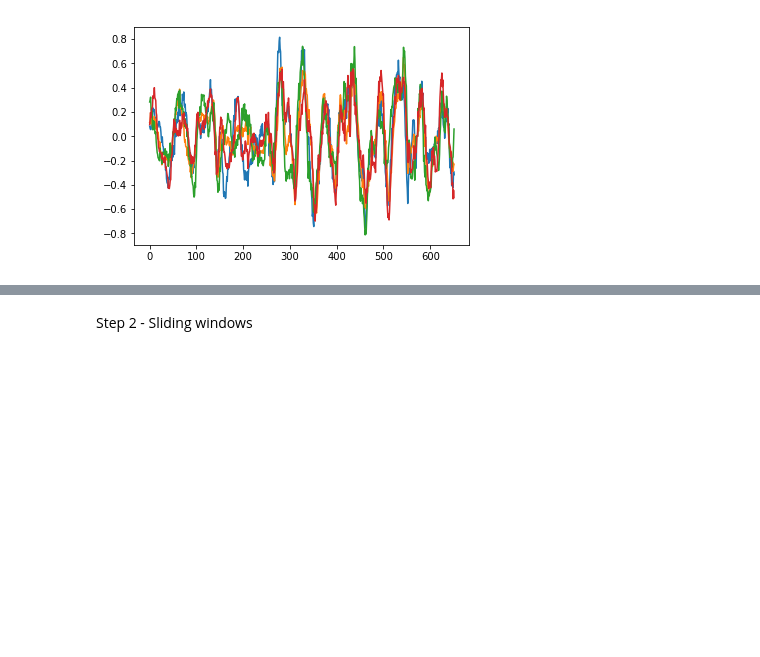
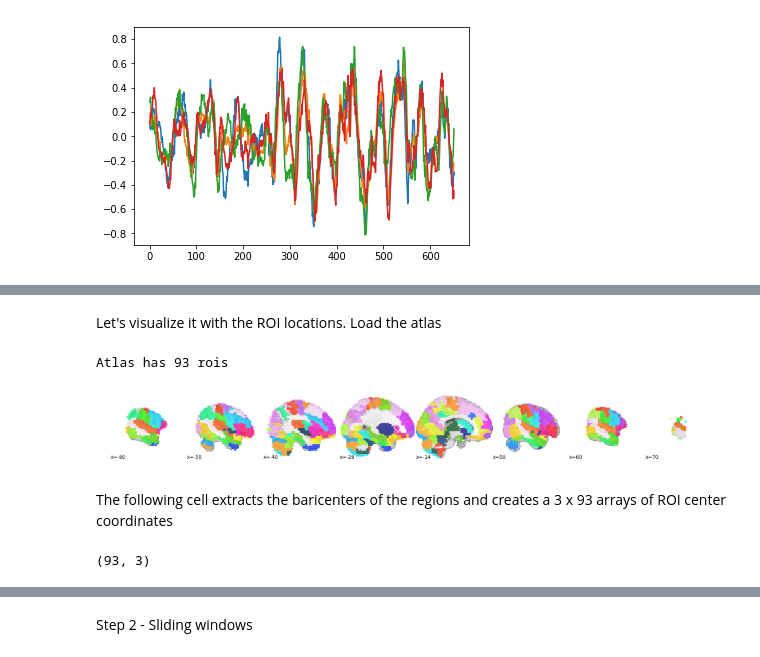
Before and after one commit to majdabd/ADBN, a Jupyter notebook: GettingStarted.ipynb, the cells around one changed output, grey strips where cells are left out. Saved outputs shown, nothing was run; the diff lists cells and outputs as text; code cells hidden in the pictures; blank space fills up the shorter version.

```diff
--- a/GettingStarted.ipynb
+++ b/GettingStarted.ipynb
@@ -69,0 +94,40 @@ plt.plot(allts[subject,:,3:7]) ## rois 3 to 7
+# %% [markdown]
+Let's visualize it with the ROI locations.
+Load the atlas
+# %%
+# Current ATLAS
+roi_maps = 'basc_2mm_scale064.nii.gz'
+
+from nilearn.plotting import plot_prob_atlas,plot_roi
+from nilearn.regions import connected_label_regions
+
+labels_maps = connected_label_regions(roi_maps)
+plot_roi(labels_maps,cut_coords=8,display_mode='x')
+
+nrois = np.unique(labels_maps.get_data())[-1]
+print("Atlas has %d rois " % nrois)
+# %% [output]
+Atlas has 93 rois
+[figure, added]
+# %% [markdown]
+The following cell extracts the baricenters of the regions and creates a 3 x 93 arrays of ROI center coordinates
+# %%
+from nilearn.image import math_img
+from nilearn.image import iter_img
+
+from nilearn.plotting import find_xyz_cut_coords
+
+
+roi_maps_4D = []
+
+for i in range(1,nrois+1):
+    curimg = math_img('img == %d' % i ,img=labels_maps)
+    roi_maps_4D.append(curimg)
+
+
+coords_connectome = [find_xyz_cut_coords(img) for img in iter_img(roi_maps_4D)]
+coords_connectome = np.stack(coords_connectome)
+
+print(coords_connectome.shape)
+# %% [output]
+(93, 3)
```
Also changed, not shown: parts of 17 cells of this notebook.
